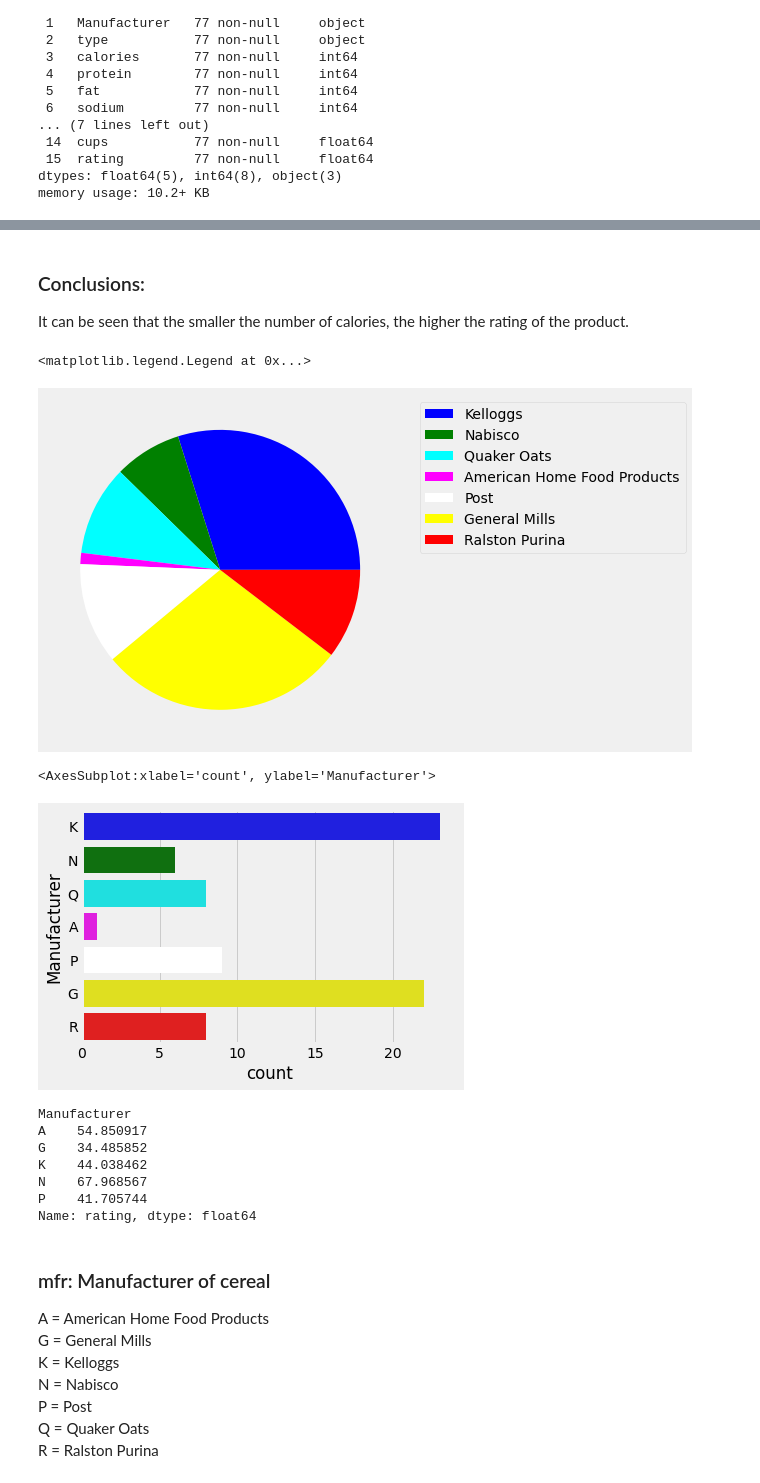
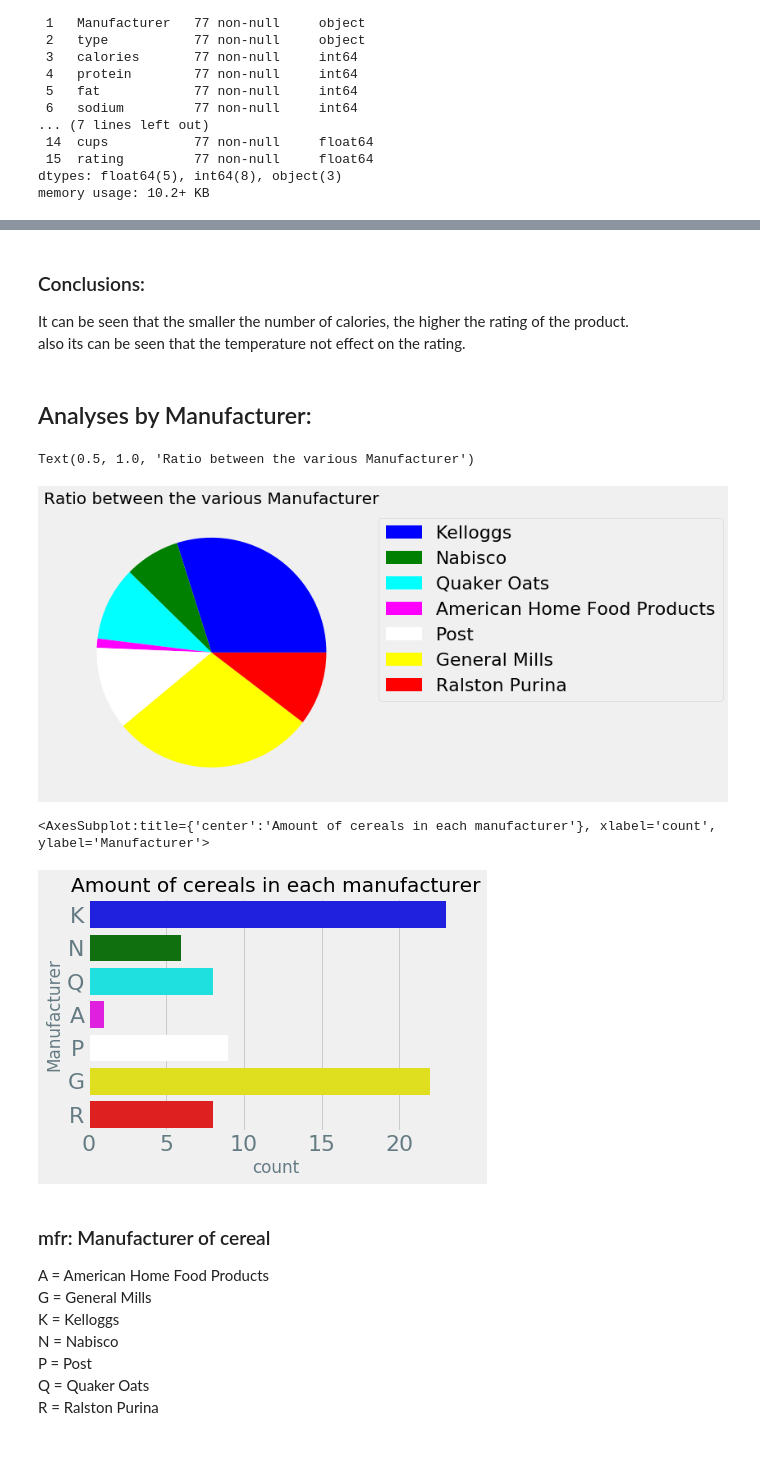
Before and after one commit to coralrubilar/CerealAnalysisInPython, a Jupyter notebook: Cereal.ipynb, the cells around one changed output, grey strips where cells are left out. Saved outputs shown, nothing was run; the diff lists cells and outputs as text; code cells hidden in the pictures; blank space fills up the shorter version.

```diff
--- a/Cereal.ipynb
+++ b/Cereal.ipynb
@@ -156,38 +149,32 @@ plt.show()
 # %% [markdown]
 ### Conclusions:
-It can be seen that the smaller the number of calories, the higher the rating of the product.
+It can be seen that the smaller the number of calories, the higher the rating of the product.<br>
+also its can be seen that the temperature not effect on the rating.
+# %% [markdown]
+## Analyses by Manufacturer:
 # %%
 plt.figure(figsize=(6,6))
 count_A= len(df[df['Manufacturer']=='A'])
 count_G= len(df[df['Manufacturer']=='G'])
 count_K= len(df[df['Manufacturer']=='K'])
 count_N= len(df[df['Manufacturer']=='N'])
 count_P= len(df[df['Manufacturer']=='P'])
 count_Q= len(df[df['Manufacturer']=='Q'])
 count_R= len(df[df['Manufacturer']=='R'])
 list_count_type = [count_K,count_N,count_Q,count_A,count_P,count_G,count_R]
 type_labels = ["Kelloggs","Nabisco","Quaker Oats","American Home Food Products","Post","General Mills" ,"Ralston Purina"]
 patches, texts = plt.pie(list_count_type, colors=['blue','green','cyan','magenta','white','yellow','red'])
 plt.legend(patches, type_labels, bbox_to_anchor=(1.05, 1), loc='upper left')
+plt.title("Ratio between the various Manufacturer")
 # %% [output]
-<matplotlib.legend.Legend at 0x...>
+Text(0.5, 1.0, 'Ratio between the various Manufacturer')
-[figure, old version]
+[figure, new version]
 # %%
+plt.title("Amount of cereals in each manufacturer")
 sns.countplot(y=df['Manufacturer'], palette=['blue','green','cyan','magenta','white','yellow','red'])
 # %% [output]
-<AxesSubplot:xlabel='count', ylabel='Manufacturer'>
+<AxesSubplot:title={'center':'Amount of cereals in each manufacturer'}, xlabel='count', ylabel='Manufacturer'>
-[figure, old version]
+[figure, new version]
-# %%
-rating_groun_by_Manufacturer = df.groupby("Manufacturer")["rating"].mean()
-rating_groun_by_Manufacturer.head()
-# %% [output]
-Manufacturer
-A    54.850917
-G    34.485852
-K    44.038462
-N    67.968567
-P    41.705744
-Name: rating, dtype: float64
 # %% [markdown]
 ### mfr: Manufacturer of cereal <br>
 A = American Home Food Products <br>
```
Also changed, not shown: parts of 29 cells of this notebook.
